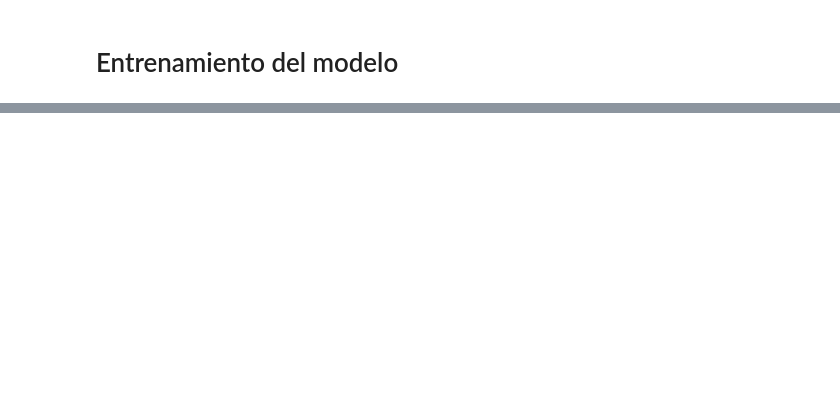
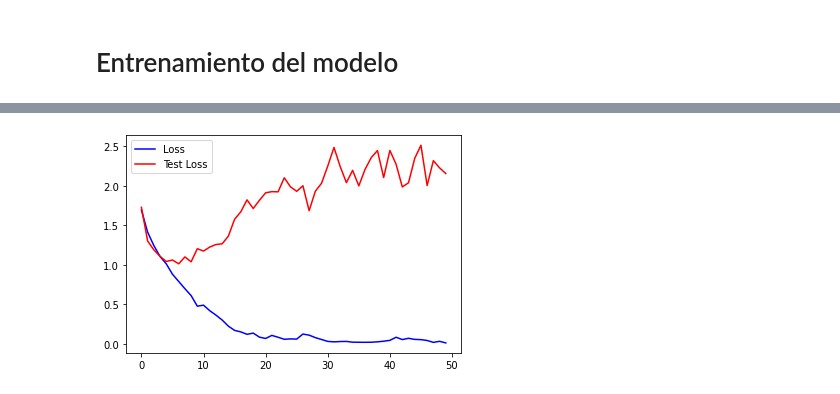
Before and after one commit to JuanC-Fandino/RedClasificacionResiduos, a Jupyter notebook: RedClasificacion.ipynb, the cells around one changed output, grey strips where cells are left out. Saved outputs shown, nothing was run; the diff lists cells and outputs as text; code cells hidden in the pictures; blank space fills up the shorter version.

```diff
--- a/RedClasificacion.ipynb
+++ b/RedClasificacion.ipynb
@@ -136,0 +185,8 @@ plt.show()
+# %%
+# Perdida
+plt.plot(range(0, epochs), loss, color="b", label="Loss")
+plt.plot(range(0, epochs), val_loss, color="r", label="Test Loss")
+plt.legend()
+plt.show()
+# %% [output]
+[figure, added]
```
Also changed, not shown: parts of 13 cells of this notebook.
